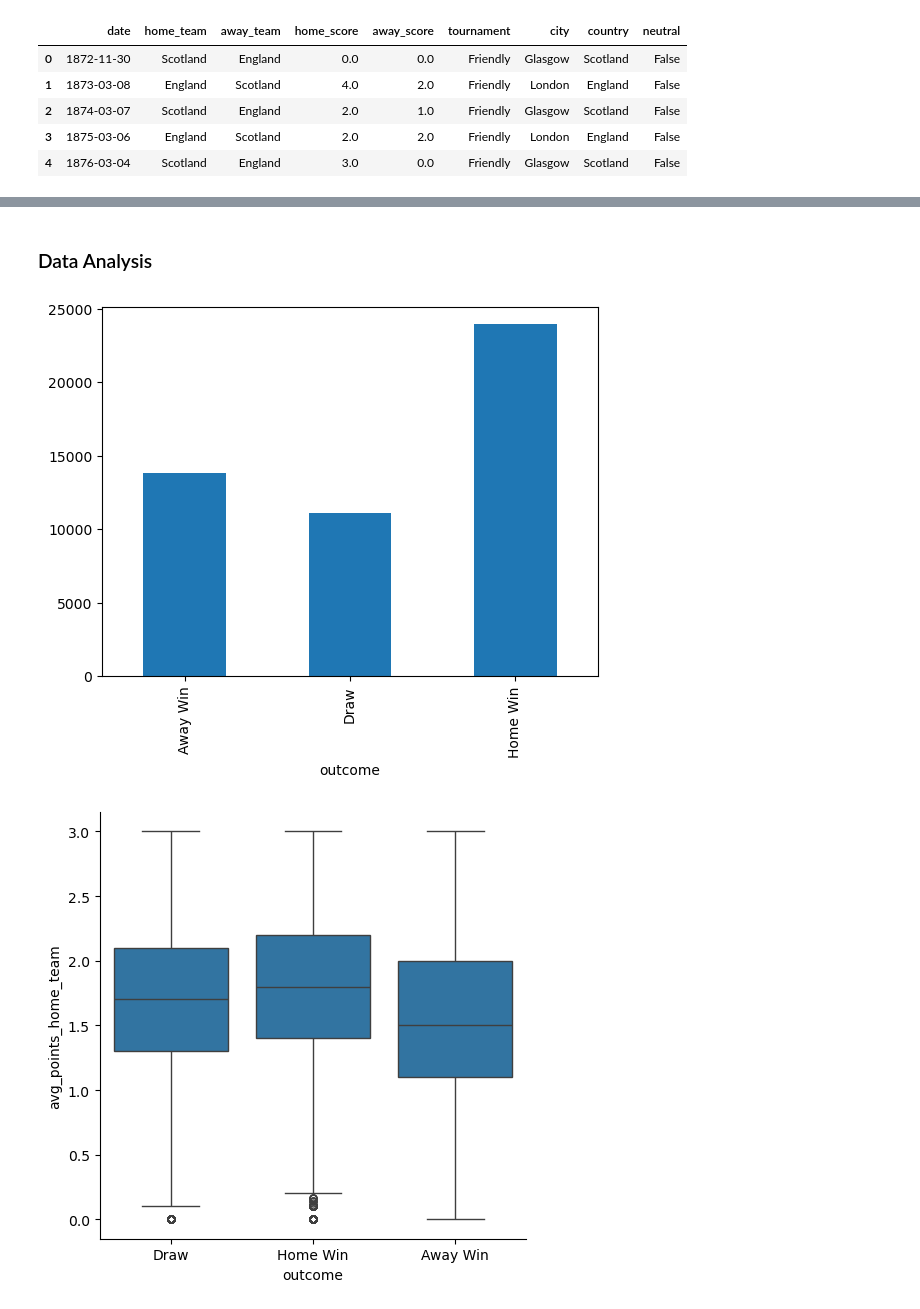
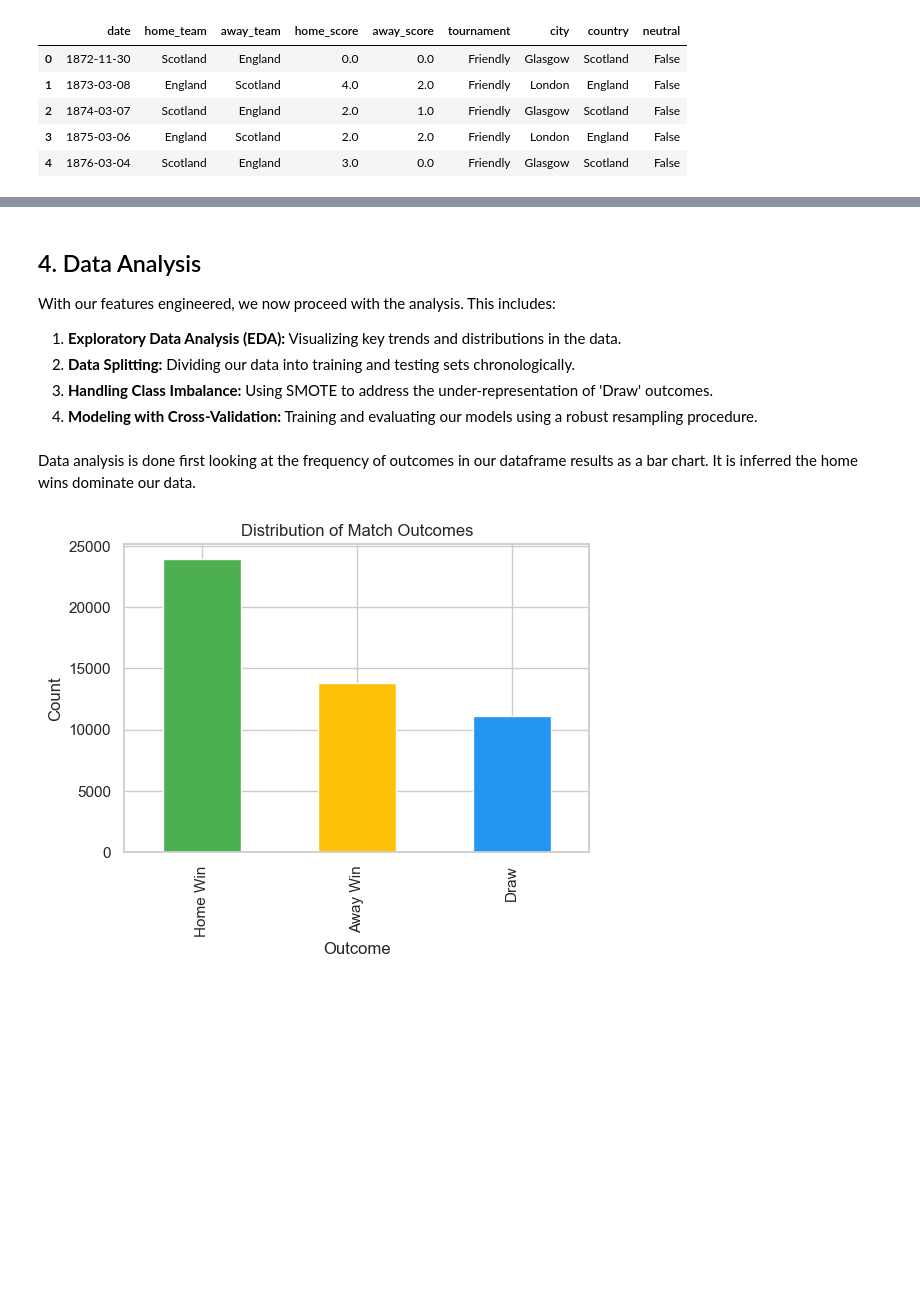
Before and after one commit to tamu-stat315/Team5_Final_Project, a Jupyter notebook: Final_Project.ipynb, the cells around one changed output, grey strips where cells are left out. Saved outputs shown, nothing was run; the diff lists cells and outputs as text; code cells hidden in the pictures; blank space fills up the shorter version.

Commit message:
added rest of data analysis and interpretation edited some of Anuraag's code and added some

```diff
--- a/Final_Project.ipynb
+++ b/Final_Project.ipynb
@@ -36,6 +65,9 @@ results.head()
 # Date and year extracted from date column
 results['date'] = pd.to_datetime(results['date'])
 results['year'] = results['date'].dt.year
+
+# Sort the DataFrame chronologically. This prevents data leakage in feature engineering.
+results = results.sort_values('date').reset_index(drop=True)
 
 # Determine match outcome by comparing scores
 def get_outcome(row):
@@ -45,6 +77,7 @@ def get_outcome(row):
         return "Away Win"
     else:
         return "Draw"
+
 # Convert False to 0 and True to 1 on neutral column
 def is_neutral(row):
     if row['neutral']:
@@ -179,26 +228,3 @@ std                    NaN    3.231787    2.061553   0.421637     0.0
-# %%
-# Function to calculate home team's win pct against a particular away team
-def calculate_h2h_home_win_pct(row):
-    past_matches = results[
-        (results['home_team'] == row['home_team']) &
-        (results['away_team'] == row['away_team']) &
-        (results['date'] < row['date'])
-    ]
-    if len(past_matches) > 0:
-        home_wins = sum(past_matches['outcome'] == 'Home Win')
-        return home_wins / len(past_matches)
-    else:
-        return 0.50
-
-results['h2h_home_win_pct'] = results.apply(calculate_h2h_home_win_pct, axis=1)
-
-results["goal_difference_form"] = (
-    results["avg_goals_scored_home_team"] - results["avg_goals_scored_away_team"]
-)
-
-results["points_difference_form"] = (
-    results["avg_points_home_team"] - results["avg_points_away_team"]
-)
 # %%
 print(results['h2h_home_win_pct'])
 print(results['goal_difference_form'])
@@ -222,17 +248,24 @@ Name: h2h_home_win_pct, Length: 48850, dtype: float64
 Name: goal_difference_form, Length: 48850, dtype: float64
 # %% [markdown]
-### Data Analysis
+## 4. Data Analysis
+
+With our features engineered, we now proceed with the analysis. This includes:
+1.  **Exploratory Data Analysis (EDA):** Visualizing key trends and distributions in the data.
+2.  **Data Splitting:** Dividing our data into training and testing sets chronologically.
+3.  **Handling Class Imbalance:** Using SMOTE to address the under-representation of 'Draw' outcomes.
+4.  **Modeling with Cross-Validation:** Training and evaluating our models using a robust resampling procedure.
+# %% [markdown]
+Data analysis is done first looking at the frequency of outcomes in our dataframe results as a bar chart. It is inferred the home wins dominate our data.
 # %%
-results.groupby('outcome')['outcome'].count().plot(kind='bar')
+# 1. Bar Chart showing the distribution of outcomes
 
+sns.set(style="whitegrid")
+
+plt.figure(figsize=(6,4))
+results['outcome'].value_counts().plot(kind='bar', color=['#4CAF50','#FFC107','#2196F3'])
+plt.title('Distribution of Match Outcomes')
+plt.xlabel('Outcome')
+plt.ylabel('Count')
 plt.show()
-
-sns.catplot(x='outcome',
-           y='avg_points_home_team',
-           data=results,
-           kind='box')
-
-plt.show()
 # %% [output]
-[figure, old version]
+[figure, new version]
-[figure, removed]
```
Also changed, not shown: parts of 27 cells of this notebook, 1 other file.
